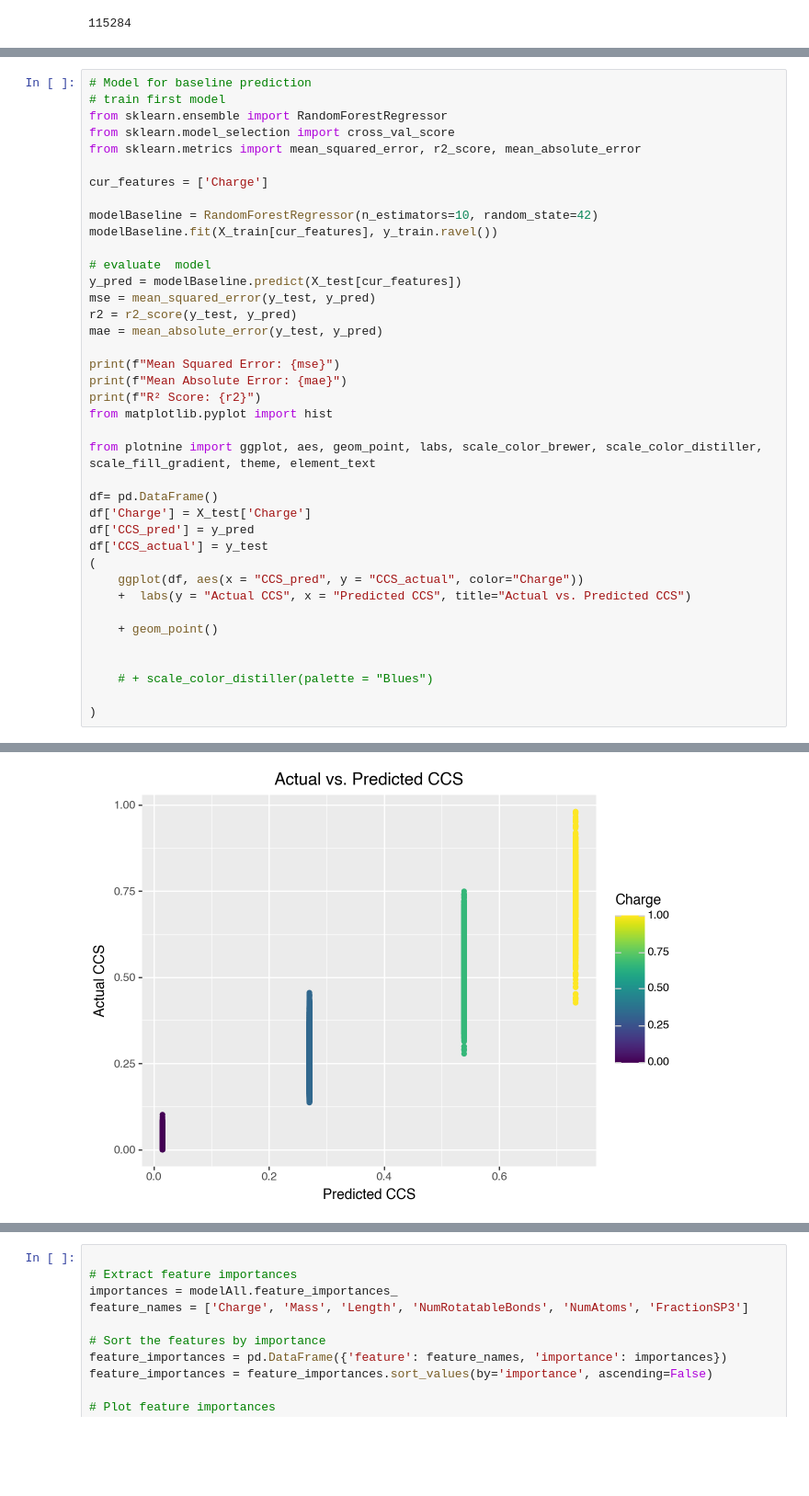
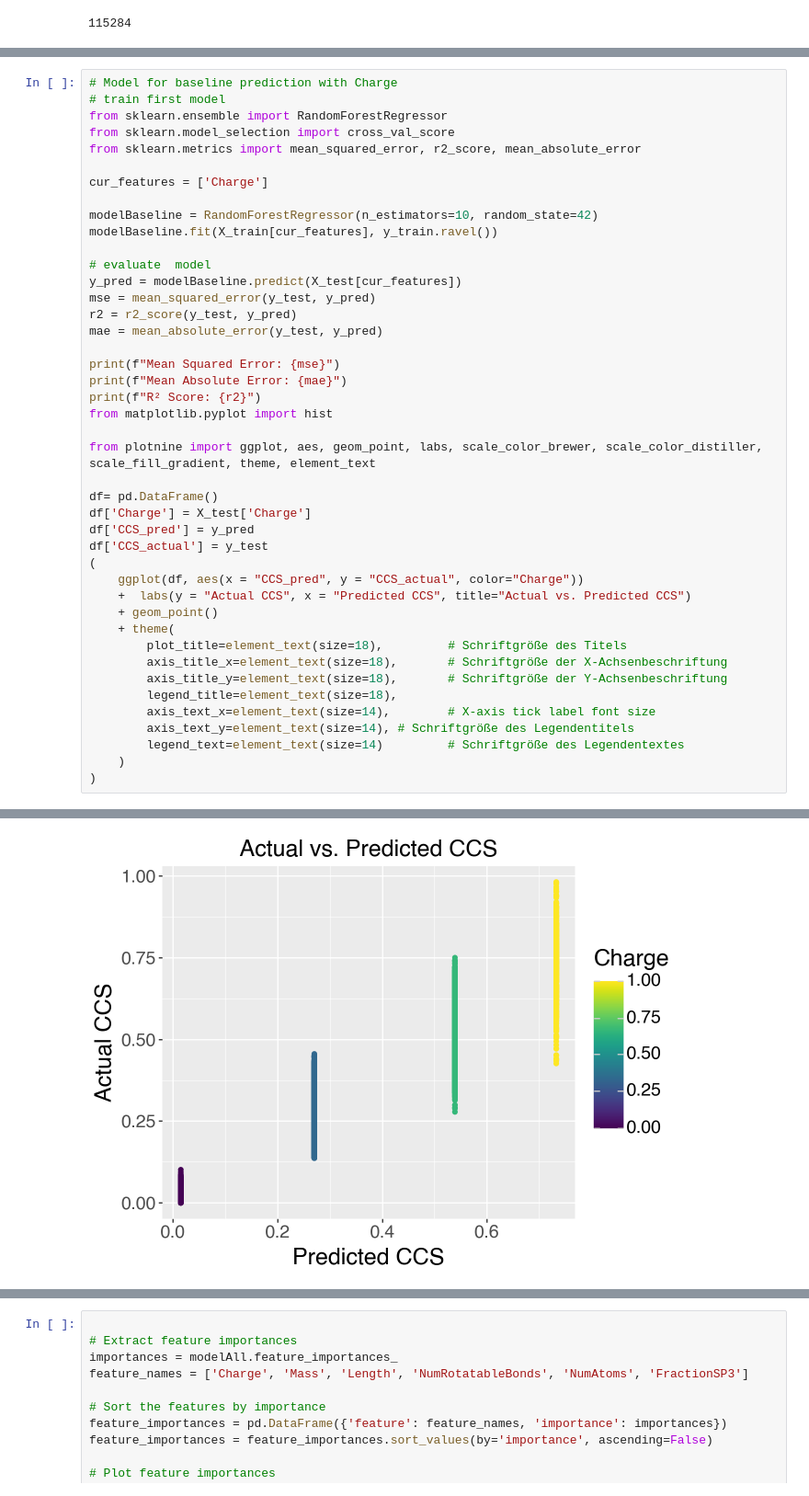
Before and after one commit to PaulSchwarze/PBL_Ion_Mobility, a Jupyter notebook: RandomForest_final.ipynb, the cells around one changed output, grey strips where cells are left out. Shown: that part at 92% size. Saved outputs shown, nothing was run; the diff lists cells and outputs as text; blank space fills up the shorter version.

```diff
--- a/RandomForest_final.ipynb
+++ b/RandomForest_final.ipynb
@@ -159,7 +116,7 @@ plt.show()
 # %% [output]
 [figure]
 # %%
-# Model for baseline prediction
+# Model for baseline prediction with Charge
 # train first model
 from sklearn.ensemble import RandomForestRegressor
 from sklearn.model_selection import cross_val_score
@@ -169,39 +126,43 @@ cur_features = ['Charge']
 
 modelBaseline = RandomForestRegressor(n_estimators=10, random_state=42)
 modelBaseline.fit(X_train[cur_features], y_train.ravel())
 
 # evaluate  model
 y_pred = modelBaseline.predict(X_test[cur_features])
 mse = mean_squared_error(y_test, y_pred)
 r2 = r2_score(y_test, y_pred)
 mae = mean_absolute_error(y_test, y_pred)
 
 print(f"Mean Squared Error: {mse}")
 print(f"Mean Absolute Error: {mae}")
 print(f"R² Score: {r2}")
 from matplotlib.pyplot import hist
 
 from plotnine import ggplot, aes, geom_point, labs, scale_color_brewer, scale_color_distiller, scale_fill_gradient, theme, element_text
 
 df= pd.DataFrame()
 df['Charge'] = X_test['Charge']
 df['CCS_pred'] = y_pred
 df['CCS_actual'] = y_test
 (
     ggplot(df, aes(x = "CCS_pred", y = "CCS_actual", color="Charge"))
     +  labs(y = "Actual CCS", x = "Predicted CCS", title="Actual vs. Predicted CCS")
-
     + geom_point()
-
-
-    # + scale_color_distiller(palette = "Blues")
-
+    + theme(
+        plot_title=element_text(size=18),         # Schriftgröße des Titels
+        axis_title_x=element_text(size=18),       # Schriftgröße der X-Achsenbeschriftung
+        axis_title_y=element_text(size=18),       # Schriftgröße der Y-Achsenbeschriftung
+        legend_title=element_text(size=18),
+        axis_text_x=element_text(size=14),        # X-axis tick label font size
+        axis_text_y=element_text(size=14), # Schriftgröße des Legendentitels
+        legend_text=element_text(size=14)         # Schriftgröße des Legendentextes
+    )
 )
 # %% [output]
 Mean Squared Error: 0.003579948426658627
 Mean Absolute Error: 0.0441257642995971
 R² Score: 0.9062588782910261
-[figure, old version]
+[figure, new version]
 # %%
 # Model with all relevant features
 # ['Charge', 'Mass', 'Length', 'NumRotatableBonds', 'NumAtoms', 'FractionSP3']
```
Also changed, not shown: parts of 18 cells of this notebook.
